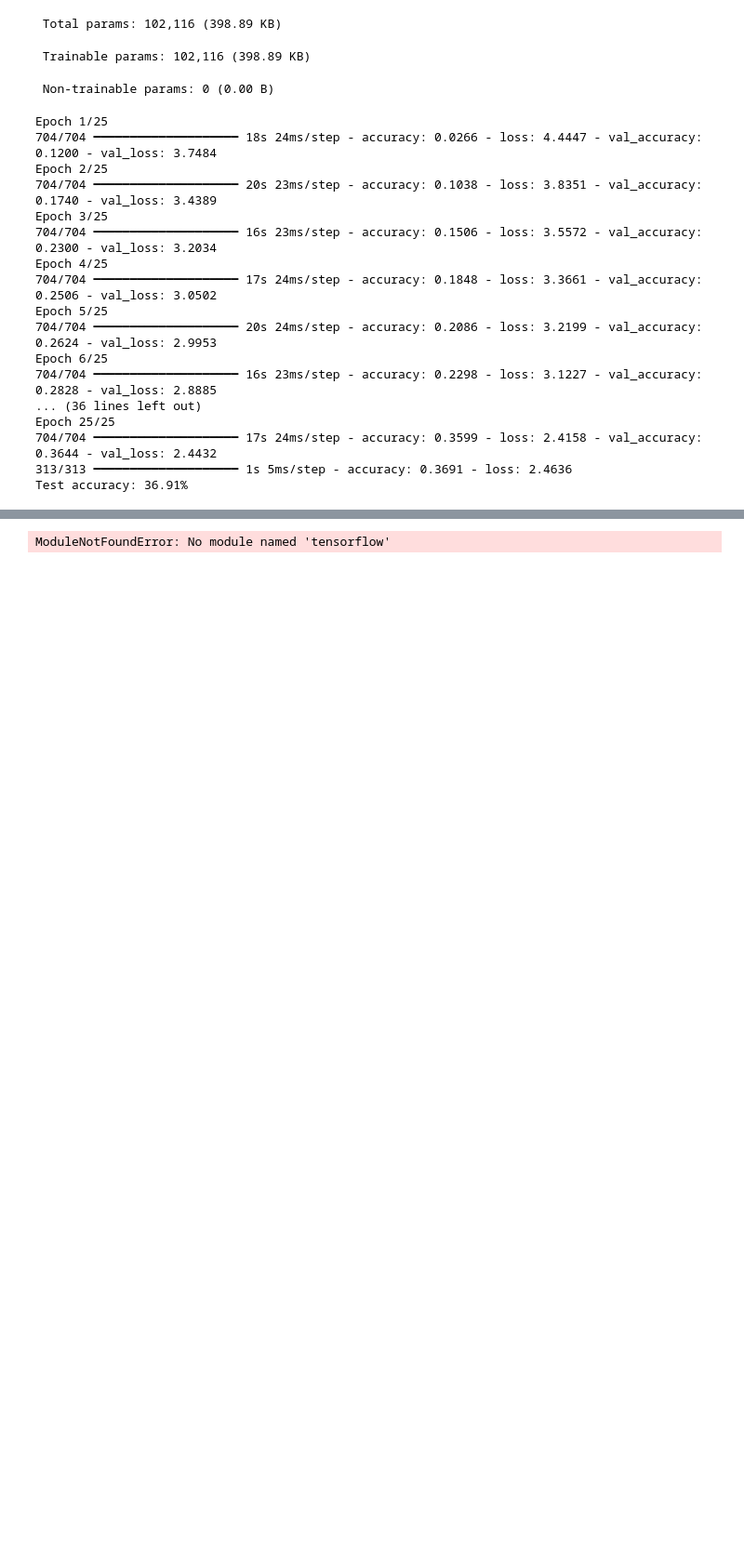
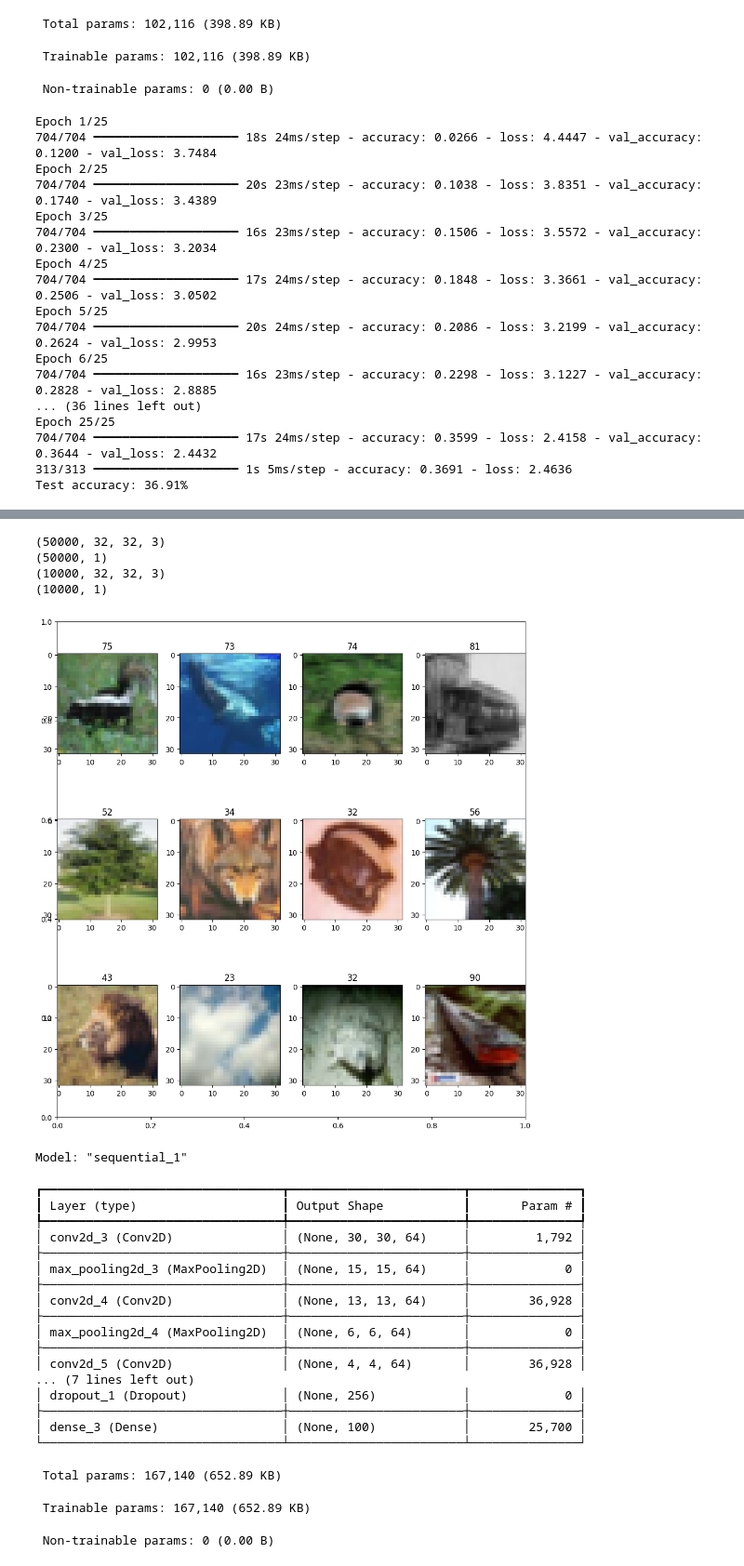
Before and after one commit to up2014075/BIG_DATA, a Jupyter notebook: Main_CW_folder/CIFAR100_V2.ipynb, the cells around one changed output, grey strips where cells are left out. Shown at 93% size. Cells and saved outputs as stored; diff of their text form; code cells hidden in the pictures; blank space fills up the shorter version.

```diff
--- a/Main_CW_folder/CIFAR100_V2.ipynb
+++ b/Main_CW_folder/CIFAR100_V2.ipynb
@@ -350,32 +392,57 @@ ytest_categories = to_categorical(y_test, num_classes=100)
 model = keras.models.Sequential([
     keras.layers.Conv2D(64, (3, 3), activation='relu', input_shape=(32, 32, 3)),
     keras.layers.MaxPooling2D((2, 2)),
     keras.layers.Conv2D(64, (3, 3), activation='relu'),
     keras.layers.MaxPooling2D((2, 2)),
     keras.layers.Conv2D(64, (3, 3), activation='relu'),
     keras.layers.MaxPooling2D((2,2)),
     keras.layers.Flatten(),
     keras.layers.Dense(256, activation='relu'),
     keras.layers.Dropout(0.5),
     keras.layers.Dense(100, activation='softmax')
 ])
 
 model.summary()
 
 
 #Beginning the training of model
 model.compile(optimizer='adam',
               loss='categorical_crossentropy',
               metrics=['accuracy'])
 
 #main training section
-history = model.fit(x_train, ytrain_categories, epochs=20, batch_size=64, validation_data=(x_val, yval_categories))
+history = model.fit(x_train, ytrain_categories, epochs=100, batch_size=64, validation_data=(x_val, yval_categories))
 
 test_loss, test_accuracy = model.evaluate(x_test, ytest_categories)
 print(f"Test accuracy: {test_accuracy * 100:.2f}%")
 
 #Note: IF ERROR OCCURS TRY:
 # REFRESHING KERNEL
 # UPDATING LIBRARIES AND MODULES (LIKE NUMPY AND TENSORFLOW)
 # %% [output]
-ModuleNotFoundError: No module named 'tensorflow'
+(50000, 32, 32, 3)
+(50000, 1)
+(10000, 32, 32, 3)
+(10000, 1)
+[figure, added]
+Model: "sequential_1"
+┏━━━━━━━━━━━━━━━━━━━━━━━━━━━━━━━━━┳━━━━━━━━━━━━━━━━━━━━━━━━┳━━━━━━━━━━━━━━━┓
+┃ Layer (type)                    ┃ Output Shape           ┃       Param # ┃
+┡━━━━━━━━━━━━━━━━━━━━━━━━━━━━━━━━━╇━━━━━━━━━━━━━━━━━━━━━━━━╇━━━━━━━━━━━━━━━┩
+│ conv2d_3 (Conv2D)               │ (None, 30, 30, 64)     │         1,792 │
+├─────────────────────────────────┼────────────────────────┼───────────────┤
+│ max_pooling2d_3 (MaxPooling2D)  │ (None, 15, 15, 64)     │             0 │
+├─────────────────────────────────┼────────────────────────┼───────────────┤
+│ conv2d_4 (Conv2D)               │ (None, 13, 13, 64)     │        36,928 │
+├─────────────────────────────────┼────────────────────────┼───────────────┤
+│ max_pooling2d_4 (MaxPooling2D)  │ (None, 6, 6, 64)       │             0 │
+├─────────────────────────────────┼────────────────────────┼───────────────┤
+│ conv2d_5 (Conv2D)               │ (None, 4, 4, 64)       │        36,928 │
+... (7 lines left out)
+│ dropout_1 (Dropout)             │ (None, 256)            │             0 │
+├─────────────────────────────────┼────────────────────────┼───────────────┤
+│ dense_3 (Dense)                 │ (None, 100)            │        25,700 │
+└─────────────────────────────────┴────────────────────────┴───────────────┘
+ Total params: 167,140 (652.89 KB)
+ Trainable params: 167,140 (652.89 KB)
+ Non-trainable params: 0 (0.00 B)
```
Also changed, not shown: parts of 2 cells of this notebook, 1 other file.
